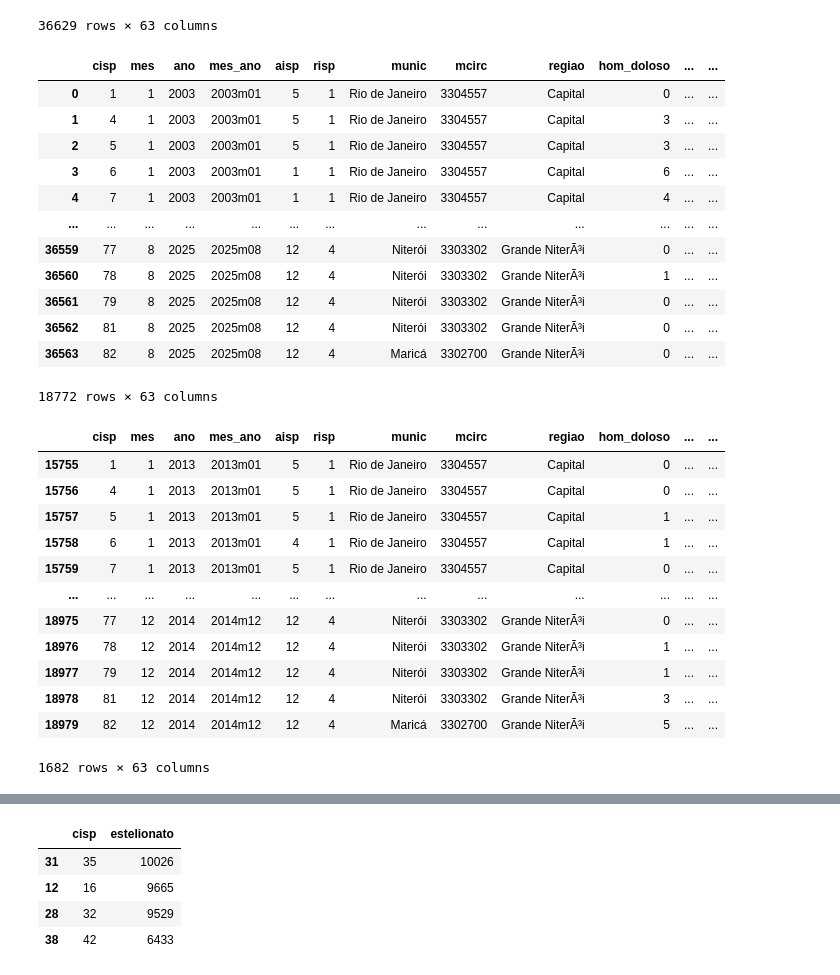
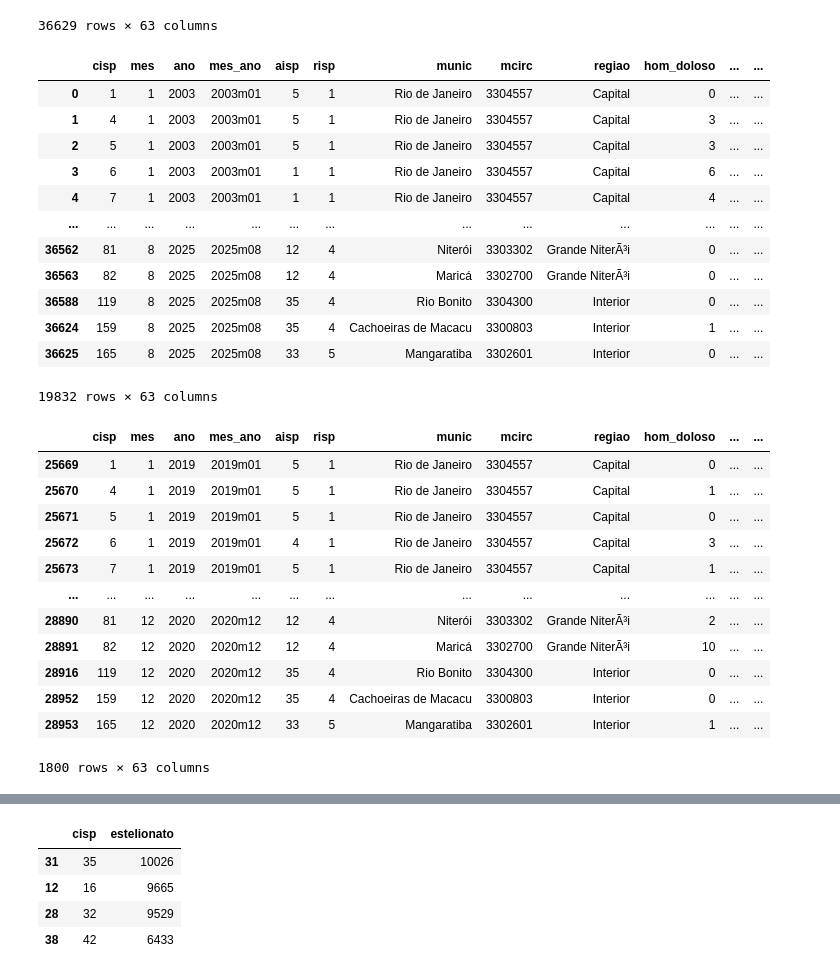
Before and after one commit to leticyanunes/Repo_Senac, a Jupyter notebook: outliers.ipynb, the cells around one changed output, grey strips where cells are left out. Drawn from its saved outputs; the diff is of its cells as text; code cells hidden in the pictures.

```diff
--- a/outliers.ipynb
+++ b/outliers.ipynb
@@ -164,40 +182,42 @@ gestao
 | 36628 | 168 | 8 | 2025 | 2025m08 | 28 | 5 | Rio Claro | 3304409 | Interior | 1 | ... | ... |
 36629 rows × 63 columns
 # %%
-regiao = gestao[(gestao['regiao'] == 'Capital') | (gestao['regiao'] == 'Grande NiterÃ³i') |
-                (gestao['regiao'] == 'Baixada Fluminense')]
+regiao_metropolitana = ['Rio de Janeiro' , 'Duque de Caxias', 'São João de Meriti', 'Belford Roxo', 'Nilópolis', 'Mesquita', 'Nova Iguaçu', 'Queimados', 'Japeri',
+'Paracambi', 'Seropédica', 'Itaguaí', 'Mangaratiba', 'Magé', 'Guapimirim', 'Niterói', 'São Gonçalo', 'Itaboraí' , 'Maricá' , 'Tanguá', 'Rio Bonito', 'Cachoeiras de Macacu']
+
+regiao = gestao.loc[(gestao['munic'].isin (regiao_metropolitana))]
 regiao
 # %% [output]
 |  | cisp | mes | ano | mes_ano | aisp | risp | munic | mcirc | regiao | hom_doloso | ... | ... |
 | 0 | 1 | 1 | 2003 | 2003m01 | 5 | 1 | Rio de Janeiro | 3304557 | Capital | 0 | ... | ... |
 | 1 | 4 | 1 | 2003 | 2003m01 | 5 | 1 | Rio de Janeiro | 3304557 | Capital | 3 | ... | ... |
 | 2 | 5 | 1 | 2003 | 2003m01 | 5 | 1 | Rio de Janeiro | 3304557 | Capital | 3 | ... | ... |
 | 3 | 6 | 1 | 2003 | 2003m01 | 1 | 1 | Rio de Janeiro | 3304557 | Capital | 6 | ... | ... |
 | 4 | 7 | 1 | 2003 | 2003m01 | 1 | 1 | Rio de Janeiro | 3304557 | Capital | 4 | ... | ... |
 | ... | ... | ... | ... | ... | ... | ... | ... | ... | ... | ... | ... | ... |
-| 36559 | 77 | 8 | 2025 | 2025m08 | 12 | 4 | Niterói | 3303302 | Grande NiterÃ³i | 0 | ... | ... |
-| 36560 | 78 | 8 | 2025 | 2025m08 | 12 | 4 | Niterói | 3303302 | Grande NiterÃ³i | 1 | ... | ... |
-| 36561 | 79 | 8 | 2025 | 2025m08 | 12 | 4 | Niterói | 3303302 | Grande NiterÃ³i | 0 | ... | ... |
 | 36562 | 81 | 8 | 2025 | 2025m08 | 12 | 4 | Niterói | 3303302 | Grande NiterÃ³i | 0 | ... | ... |
 | 36563 | 82 | 8 | 2025 | 2025m08 | 12 | 4 | Maricá | 3302700 | Grande NiterÃ³i | 0 | ... | ... |
+| 36588 | 119 | 8 | 2025 | 2025m08 | 35 | 4 | Rio Bonito | 3304300 | Interior | 0 | ... | ... |
+| 36624 | 159 | 8 | 2025 | 2025m08 | 35 | 4 | Cachoeiras de Macacu | 3300803 | Interior | 1 | ... | ... |
+| 36625 | 165 | 8 | 2025 | 2025m08 | 33 | 5 | Mangaratiba | 3302601 | Interior | 0 | ... | ... |
-18772 rows × 63 columns
+19832 rows × 63 columns
 # %%
-primeira_gestao = regiao[(regiao ['ano'] == 2013) | (regiao['ano'] == 2014)]
+primeira_gestao = regiao[(regiao ['ano'] == 2019) | (regiao['ano'] == 2020)]
 primeira_gestao
 # %% [output]
 |  | cisp | mes | ano | mes_ano | aisp | risp | munic | mcirc | regiao | hom_doloso | ... | ... |
-| 15755 | 1 | 1 | 2013 | 2013m01 | 5 | 1 | Rio de Janeiro | 3304557 | Capital | 0 | ... | ... |
-| 15756 | 4 | 1 | 2013 | 2013m01 | 5 | 1 | Rio de Janeiro | 3304557 | Capital | 0 | ... | ... |
-| 15757 | 5 | 1 | 2013 | 2013m01 | 5 | 1 | Rio de Janeiro | 3304557 | Capital | 1 | ... | ... |
-| 15758 | 6 | 1 | 2013 | 2013m01 | 4 | 1 | Rio de Janeiro | 3304557 | Capital | 1 | ... | ... |
-| 15759 | 7 | 1 | 2013 | 2013m01 | 5 | 1 | Rio de Janeiro | 3304557 | Capital | 0 | ... | ... |
+| 25669 | 1 | 1 | 2019 | 2019m01 | 5 | 1 | Rio de Janeiro | 3304557 | Capital | 0 | ... | ... |
+| 25670 | 4 | 1 | 2019 | 2019m01 | 5 | 1 | Rio de Janeiro | 3304557 | Capital | 1 | ... | ... |
+| 25671 | 5 | 1 | 2019 | 2019m01 | 5 | 1 | Rio de Janeiro | 3304557 | Capital | 0 | ... | ... |
+| 25672 | 6 | 1 | 2019 | 2019m01 | 4 | 1 | Rio de Janeiro | 3304557 | Capital | 3 | ... | ... |
+| 25673 | 7 | 1 | 2019 | 2019m01 | 5 | 1 | Rio de Janeiro | 3304557 | Capital | 1 | ... | ... |
 | ... | ... | ... | ... | ... | ... | ... | ... | ... | ... | ... | ... | ... |
-| 18975 | 77 | 12 | 2014 | 2014m12 | 12 | 4 | Niterói | 3303302 | Grande NiterÃ³i | 0 | ... | ... |
-| 18976 | 78 | 12 | 2014 | 2014m12 | 12 | 4 | Niterói | 3303302 | Grande NiterÃ³i | 1 | ... | ... |
-| 18977 | 79 | 12 | 2014 | 2014m12 | 12 | 4 | Niterói | 3303302 | Grande NiterÃ³i | 1 | ... | ... |
-| 18978 | 81 | 12 | 2014 | 2014m12 | 12 | 4 | Niterói | 3303302 | Grande NiterÃ³i | 3 | ... | ... |
-| 18979 | 82 | 12 | 2014 | 2014m12 | 12 | 4 | Maricá | 3302700 | Grande NiterÃ³i | 5 | ... | ... |
+| 28890 | 81 | 12 | 2020 | 2020m12 | 12 | 4 | Niterói | 3303302 | Grande NiterÃ³i | 2 | ... | ... |
+| 28891 | 82 | 12 | 2020 | 2020m12 | 12 | 4 | Maricá | 3302700 | Grande NiterÃ³i | 10 | ... | ... |
+| 28916 | 119 | 12 | 2020 | 2020m12 | 35 | 4 | Rio Bonito | 3304300 | Interior | 0 | ... | ... |
+| 28952 | 159 | 12 | 2020 | 2020m12 | 35 | 4 | Cachoeiras de Macacu | 3300803 | Interior | 0 | ... | ... |
+| 28953 | 165 | 12 | 2020 | 2020m12 | 33 | 5 | Mangaratiba | 3302601 | Interior | 1 | ... | ... |
-1682 rows × 63 columns
+1800 rows × 63 columns
 # %%
 estelionato_primeira = primeira_gestao.groupby('cisp')['estelionato'].sum().reset_index()
 estelionato_primeira.sort_values(by = 'estelionato', ascending= False)
```
Also changed, not shown: parts of 19 cells of this notebook, 1 other file.
